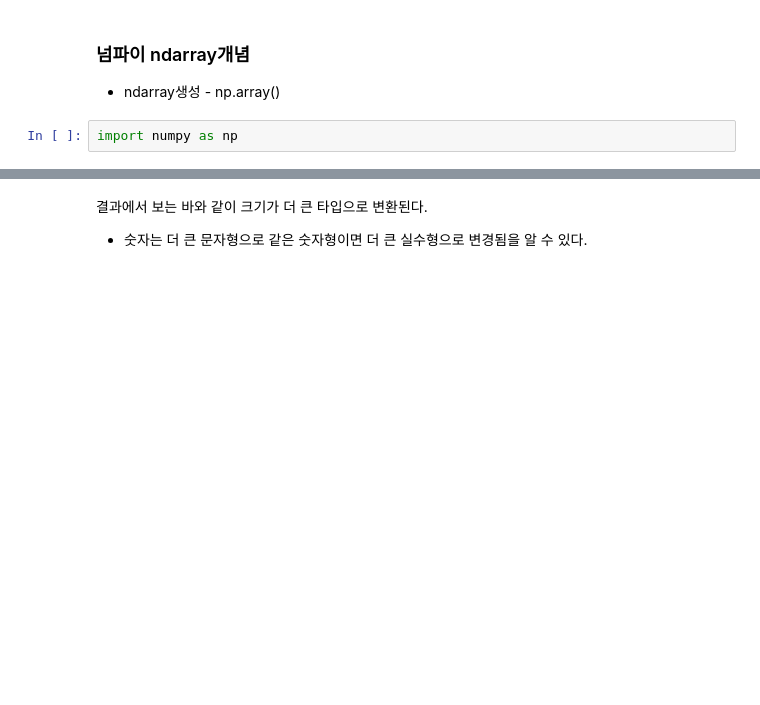
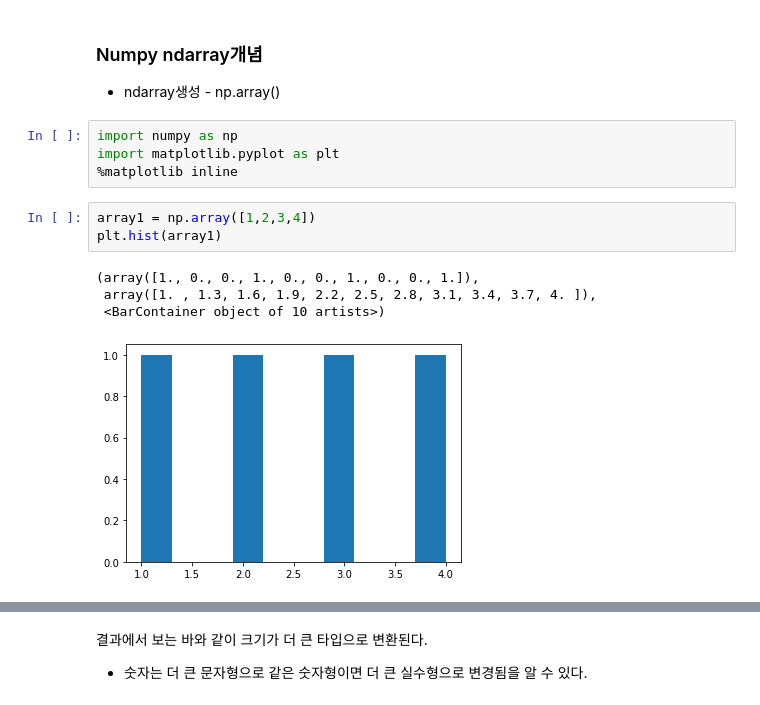
Before and after one commit to SANGSEOSEO/philosophy_datascience, a Jupyter notebook: 01.ML/01.numpy/Numpy.ipynb, the cells around one changed output, grey strips where cells are left out. Saved outputs shown, nothing was run; the diff lists cells and outputs as text; blank space fills up the shorter version.

```diff
--- a/01.ML/01.numpy/Numpy.ipynb
+++ b/01.ML/01.numpy/Numpy.ipynb
@@ -1,5 +1,15 @@
 # %% [markdown]
-### 넘파이 ndarray개념
+### Numpy ndarray개념
 * ndarray생성 - np.array()
 # %%
 import numpy as np
+import matplotlib.pyplot as plt
+%matplotlib inline
+# %%
+array1 = np.array([1,2,3,4])
+plt.hist(array1)
+# %% [output]
+(array([1., 0., 0., 1., 0., 0., 1., 0., 0., 1.]),
+ array([1. , 1.3, 1.6, 1.9, 2.2, 2.5, 2.8, 3.1, 3.4, 3.7, 4. ]),
+ <BarContainer object of 10 artists>)
+[figure, added]
```
Also changed, not shown: parts of 73 cells of this notebook.
